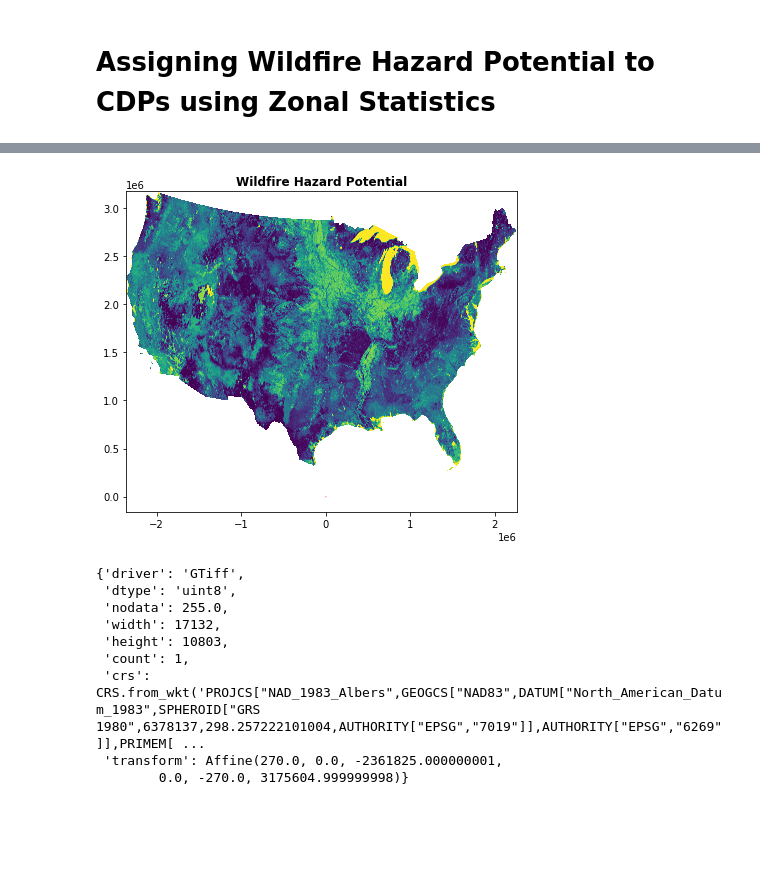
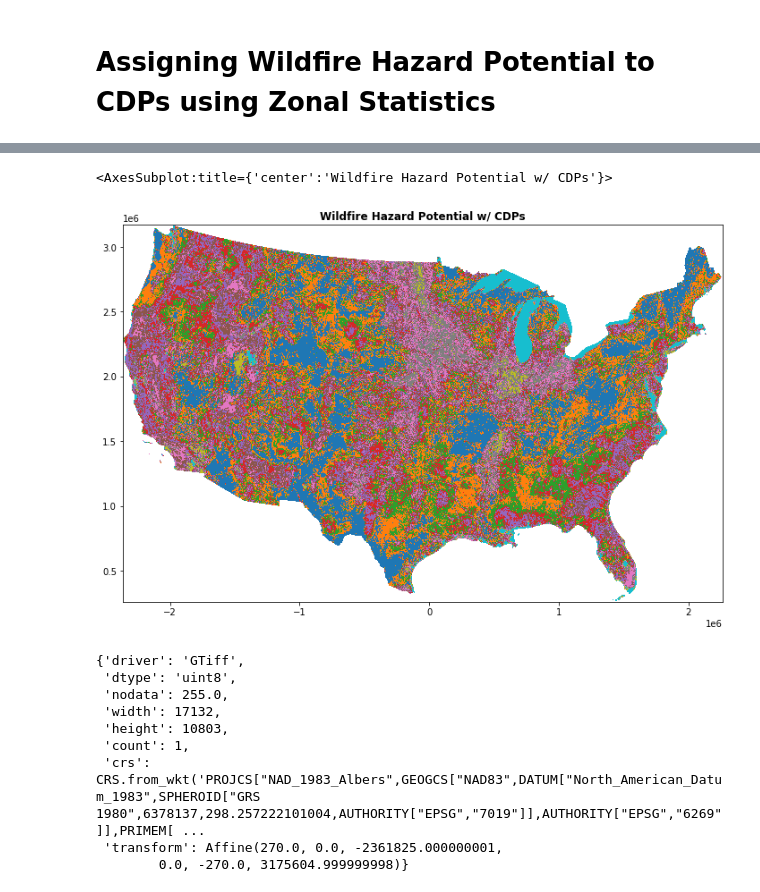
Before and after one commit to zac-stanley/us-communities-fire, a Jupyter notebook: notebooks/zs_zonal_statistics.ipynb, the cells around one changed output, grey strips where cells are left out. Drawn from its saved outputs; the diff is of its cells as text; code cells hidden in the pictures; blank space fills up the shorter version.

```diff
--- a/notebooks/zs_zonal_statistics.ipynb
+++ b/notebooks/zs_zonal_statistics.ipynb
@@ -1,3 +1,14 @@
 # %% [markdown]
 # Assigning Wildfire Hazard Potential to CDPs using Zonal Statistics
+# %%
+# import modules
+import geopandas as gpd
+import rasterio as rio
+import rasterstats as rs
+from rasterio.plot import show
+import matplotlib.pyplot as plt
+import pandas as pd
+
+#change default figure size
+plt.rcParams['figure.figsize'] = (12,12)
 # %%
@@ -32,12 +44,12 @@ show(whp, cmap='Accent', title='Wildfire Hazard Potential')
 <AxesSubplot:title={'center':'Wildfire Hazard Potential'}>
 # %%
 # plot raster and shapefile together
-fig, ax = plt.subplots(1,1, figsize = (7,7))
-show(whp, ax = ax, title = 'Wildfire Hazard Potential')
-cdps.plot(ax = ax, facecolor = 'white', edgecolor = 'pink')
-plt.show()
+fig, ax = plt.subplots(1,1, figsize = (12,12))
+cdps.plot(ax=ax, facecolor = 'black', edgecolor = 'black', zorder=2)
+rio.plot.show(whp, cmap='tab10', ax=ax, title = 'Wildfire Hazard Potential w/ CDPs', zorder=1)
 # %% [output]
+<AxesSubplot:title={'center':'Wildfire Hazard Potential w/ CDPs'}>
-[figure, old version]
+[figure, new version]
 # %%
 # get general metadata for raster
 whp.meta
```
Also changed, not shown: parts of 9 cells of this notebook.
